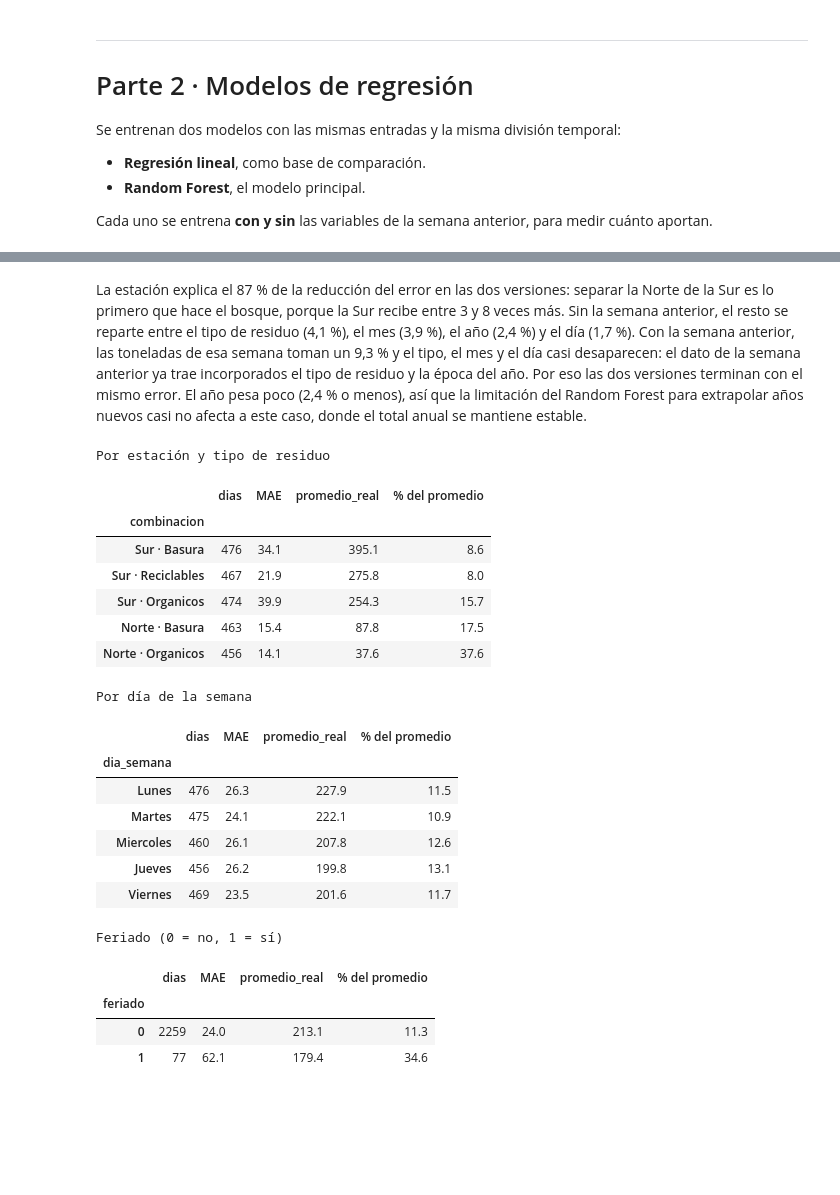
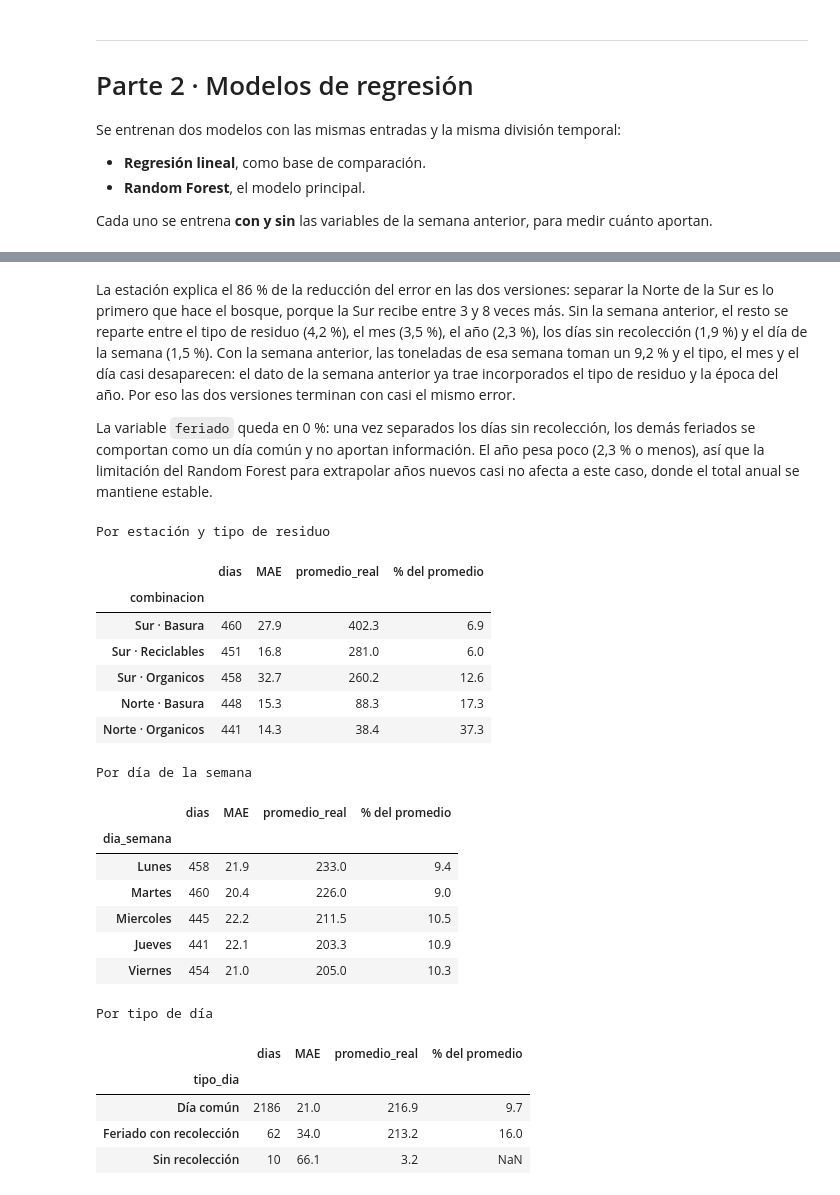
Before and after one commit to Naccho27/tp-predictivos, a Jupyter notebook: notebooks/03_regresion_rf.ipynb, the cells around one changed output, grey strips where cells are left out. Cells and saved outputs as stored; diff of their text form; code cells hidden in the pictures; blank space fills up the shorter version.

```diff
--- a/notebooks/03_regresion_rf.ipynb
+++ b/notebooks/03_regresion_rf.ipynb
@@ -208,0 +187,17 @@ Hay 425 filas de días hábiles feriados. En la estación Sur, los feriados reci
+# %%
+# Paso 7 · Efecto de los feriados
+
+# Qué hacemos: comparar el promedio de toneladas en días comunes, en feriados con
+# recolección y en los días sin recolección (Acción de Gracias, Navidad y Año Nuevo).
+# Por qué: si un tipo de día cambia la carga, el modelo necesita una variable que lo marque.
+
+df["tipo_dia"] = "Día común"
+df.loc[df["feriado"] == 1, "tipo_dia"] = "Feriado con recolección"
+df.loc[df["sin_recoleccion"] == 1, "tipo_dia"] = "Sin recolección"
+orden_dias = ["Día común", "Feriado con recolección", "Sin recolección"]
+
+# Cantidad de filas y promedio general de cada tipo de día
+print(df.groupby("tipo_dia")["toneladas"].agg(["size", "mean"]).reindex(orden_dias).round(1))
+
+# Promedio por combinación y tipo de día
+df.pivot_table(index="combinacion", columns="tipo_dia", values="toneladas", aggfunc="mean").reindex(combinaciones)[orden_dias].round(0)
@@ -238,7 +248,9 @@ SEMILLA = 42
 # Lista explícita de entradas permitidas (las mismas que usa el notebook 02).
 # NO está 'viajes' del mismo día: tiene correlación de 0,95 con las toneladas
 # y se conoce recién cuando el día terminó. Usarla sería darle la respuesta al modelo.
-entradas_calendario = ["estacion", "tipo", "dia_semana", "anio", "mes", "feriado"]
+# sin_recoleccion marca Acción de Gracias, Navidad y Año Nuevo: días en que casi no se recolecta.
+# Se conoce de antemano (es calendario), así que no genera fuga.
+entradas_calendario = ["estacion", "tipo", "dia_semana", "anio", "mes", "feriado", "sin_recoleccion"]
 entradas_sem_ant = ["toneladas_sem_ant", "viajes_sem_ant"]  # ya ocurrieron: son válidas
 
 # Dos versiones de las entradas: con y sin la semana anterior
@@ -542,49 +554,58 @@ Con semana anterior {'Estación': 0.866, 'Toneladas semana anterior': 0.093, 'Vi
 # %% [markdown]
-La estación explica el 87 % de la reducción del error en las dos versiones: separar la Norte de la Sur es lo primero que hace el bosque, porque la Sur recibe entre 3 y 8 veces más. Sin la semana anterior, el resto se reparte entre el tipo de residuo (4,1 %), el mes (3,9 %), el año (2,4 %) y el día (1,7 %). Con la semana anterior, las toneladas de esa semana toman un 9,3 % y el tipo, el mes y el día casi desaparecen: el dato de la semana anterior ya trae incorporados el tipo de residuo y la época del año. Por eso las dos versiones terminan con el mismo error. El año pesa poco (2,4 % o menos), así que la limitación del Random Forest para extrapolar años nuevos casi no afecta a este caso, donde el total anual se mantiene estable.
+La estación explica el 86 % de la reducción del error en las dos versiones: separar la Norte de la Sur es lo primero que hace el bosque, porque la Sur recibe entre 3 y 8 veces más. Sin la semana anterior, el resto se reparte entre el tipo de residuo (4,2 %), el mes (3,5 %), el año (2,3 %), los días sin recolección (1,9 %) y el día de la semana (1,5 %). Con la semana anterior, las toneladas de esa semana toman un 9,2 % y el tipo, el mes y el día casi desaparecen: el dato de la semana anterior ya trae incorporados el tipo de residuo y la época del año. Por eso las dos versiones terminan con casi el mismo error.
+
+La variable `feriado` queda en 0 %: una vez separados los días sin recolección, los demás feriados se comportan como un día común y no aportan información. El año pesa poco (2,3 % o menos), así que la limitación del Random Forest para extrapolar años nuevos casi no afecta a este caso, donde el total anual se mantiene estable.
 # %%
 # Paso 20 · ¿Dónde se equivoca más?
 
 # Qué hacemos: calcular el MAE del Random Forest por combinación, por día y en feriados.
 # Por qué: un promedio general puede esconder que el modelo anda bien en unos casos y mal en otros.
 
-errores = df.loc[es_prueba, ["estacion", "tipo", "combinacion", "dia_semana", "feriado", "toneladas"]].copy()
+errores = df.loc[es_prueba, ["estacion", "tipo", "combinacion", "dia_semana", "feriado", "sin_recoleccion", "toneladas"]].copy()
 errores["error_abs"] = (predicciones[("Random Forest", "Con semana anterior")] - errores["toneladas"]).abs()
 
 def resumen_error(columna, orden=None):
     t = errores.groupby(columna).agg(dias=("error_abs", "size"),
                                      MAE=("error_abs", "mean"),
                                      promedio_real=("toneladas", "mean"))
     t["% del promedio"] = t["MAE"] / t["promedio_real"] * 100
+    # Con un promedio real casi nulo, el porcentaje no tiene sentido (se divide por casi cero)
+    t.loc[t["promedio_real"] < 20, "% del promedio"] = None
     if orden is not None:
         t = t.reindex(orden)
     return t.round(1)
 
 print("Por estación y tipo de residuo")
 display(resumen_error("combinacion", combinaciones))
 print("Por día de la semana")
 display(resumen_error("dia_semana", dias))
-print("Feriado (0 = no, 1 = sí)")
-display(resumen_error("feriado"))
+# Tipo de día: común, feriado con recolección o feriado sin recolección
+errores["tipo_dia"] = "Día común"
+errores.loc[errores["feriado"] == 1, "tipo_dia"] = "Feriado con recolección"
+errores.loc[errores["sin_recoleccion"] == 1, "tipo_dia"] = "Sin recolección"
+print("Por tipo de día")
+display(resumen_error("tipo_dia", ["Día común", "Feriado con recolección", "Sin recolección"]))
 # %% [output]
 Por estación y tipo de residuo
 |  | dias | MAE | promedio_real | % del promedio |
 | combinacion |  |  |  |  |
-| Sur · Basura | 476 | 34.1 | 395.1 | 8.6 |
-| Sur · Reciclables | 467 | 21.9 | 275.8 | 8.0 |
-| Sur · Organicos | 474 | 39.9 | 254.3 | 15.7 |
-| Norte · Basura | 463 | 15.4 | 87.8 | 17.5 |
-| Norte · Organicos | 456 | 14.1 | 37.6 | 37.6 |
+| Sur · Basura | 460 | 27.9 | 402.3 | 6.9 |
+| Sur · Reciclables | 451 | 16.8 | 281.0 | 6.0 |
+| Sur · Organicos | 458 | 32.7 | 260.2 | 12.6 |
+| Norte · Basura | 448 | 15.3 | 88.3 | 17.3 |
+| Norte · Organicos | 441 | 14.3 | 38.4 | 37.3 |
 Por día de la semana
 |  | dias | MAE | promedio_real | % del promedio |
 | dia_semana |  |  |  |  |
-| Lunes | 476 | 26.3 | 227.9 | 11.5 |
-| Martes | 475 | 24.1 | 222.1 | 10.9 |
-| Miercoles | 460 | 26.1 | 207.8 | 12.6 |
-| Jueves | 456 | 26.2 | 199.8 | 13.1 |
-| Viernes | 469 | 23.5 | 201.6 | 11.7 |
+| Lunes | 458 | 21.9 | 233.0 | 9.4 |
+| Martes | 460 | 20.4 | 226.0 | 9.0 |
+| Miercoles | 445 | 22.2 | 211.5 | 10.5 |
+| Jueves | 441 | 22.1 | 203.3 | 10.9 |
+| Viernes | 454 | 21.0 | 205.0 | 10.3 |
-Feriado (0 = no, 1 = sí)
+Por tipo de día
 |  | dias | MAE | promedio_real | % del promedio |
-| feriado |  |  |  |  |
-| 0 | 2259 | 24.0 | 213.1 | 11.3 |
-| 1 | 77 | 62.1 | 179.4 | 34.6 |
+| tipo_dia |  |  |  |  |
+| Día común | 2186 | 21.0 | 216.9 | 9.7 |
+| Feriado con recolección | 62 | 34.0 | 213.2 | 16.0 |
+| Sin recolección | 10 | 66.1 | 3.2 | NaN |
 # %% [markdown]
```
Also changed, not shown: parts of 38 cells of this notebook.
